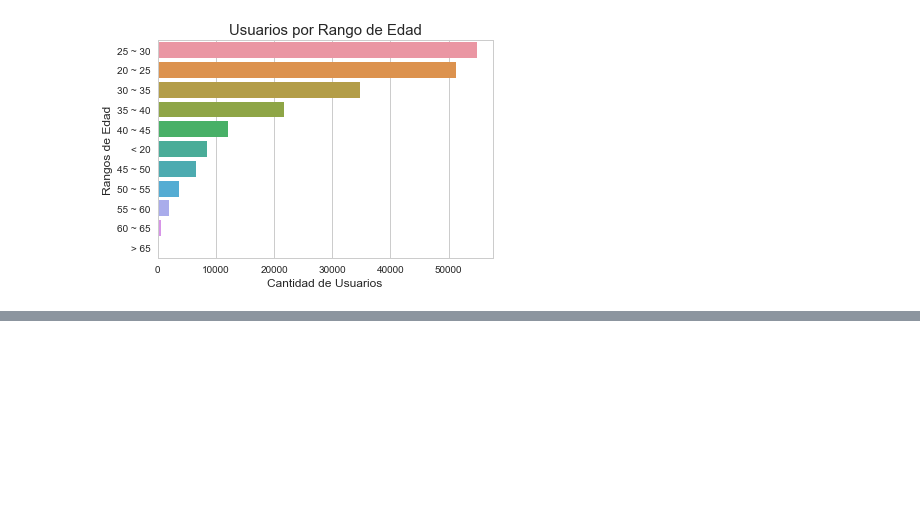
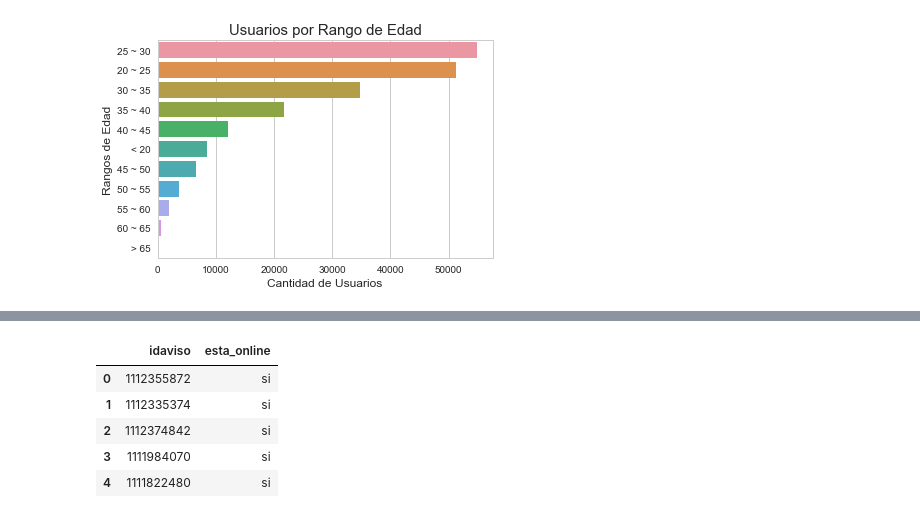
Before and after one commit to silvestriandres/BackUP, a Jupyter notebook: TrabajoPractico01_Analisis.ipynb, the cells around one changed output, grey strips where cells are left out. Saved outputs shown, nothing was run; the diff lists cells and outputs as text; code cells hidden in the pictures; blank space fills up the shorter version.

```diff
--- a/TrabajoPractico01_Analisis.ipynb
+++ b/TrabajoPractico01_Analisis.ipynb
@@ -528,0 +555,9 @@ Text(0,0.5,'Rangos de Edad')
+# %%
+avisos_online.head()
+# %% [output]
+|  | idaviso | esta_online |
+| 0 | 1112355872 | si |
+| 1 | 1112335374 | si |
+| 2 | 1112374842 | si |
+| 3 | 1111984070 | si |
+| 4 | 1111822480 | si |
```
Also changed, not shown: parts of 14 cells of this notebook.
